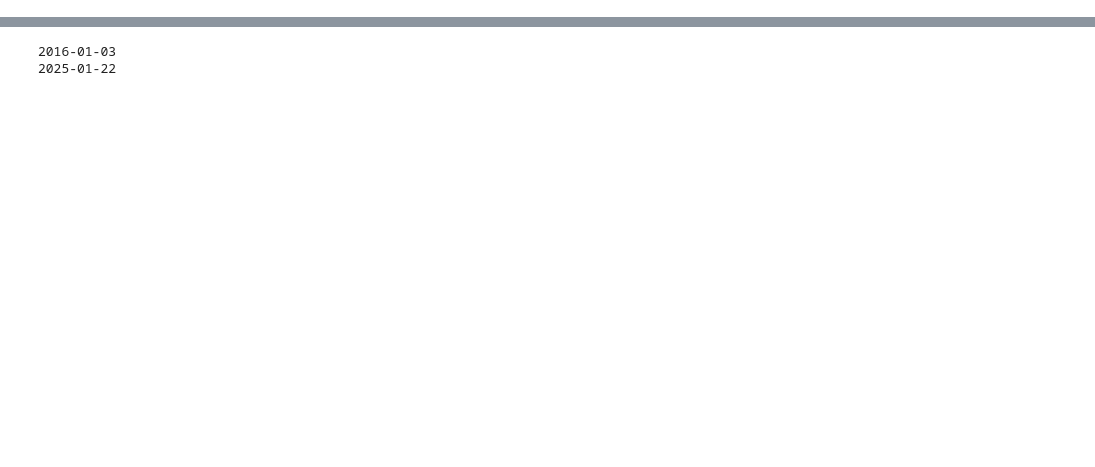
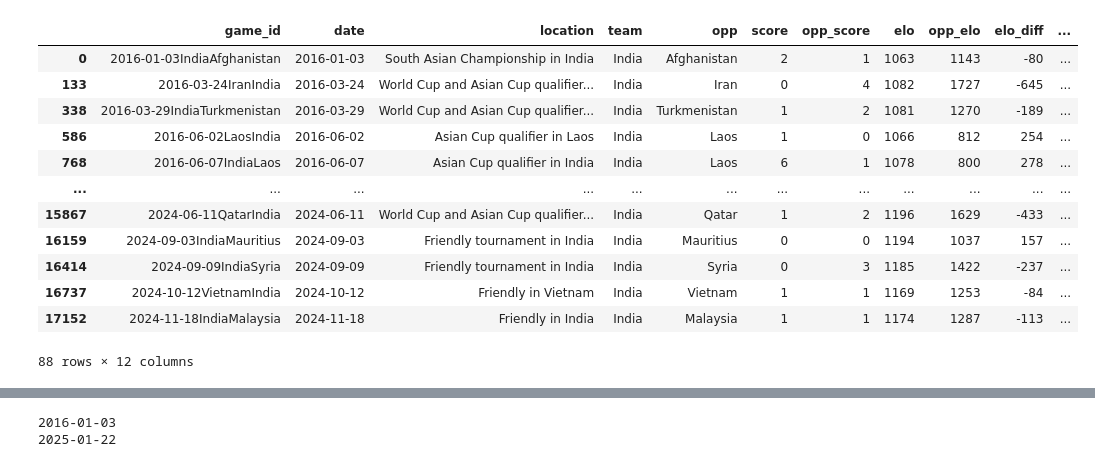
Before and after one commit to chadbreece/international_soccer_forecasts, a Jupyter notebook: transformer_model.ipynb, the cells around one changed output, grey strips where cells are left out. Saved outputs shown, nothing was run; the diff lists cells and outputs as text; code cells hidden in the pictures; blank space fills up the shorter version.

```diff
--- a/transformer_model.ipynb
+++ b/transformer_model.ipynb
@@ -10,3 +10,19 @@ cleaned_matches_stacked.head()
 | 2 | 2016-01-06EstoniaSweden | 2016-01-06 | Friendly in the United Arab Emirates | Estonia | Sweden | 1 | 1 | 1494 | 1767 | -273 | ... |
 | 3 | 2016-01-06EstoniaSweden | 2016-01-06 | Friendly in the United Arab Emirates | Sweden | Estonia | 1 | 1 | 1767 | 1494 | 273 | ... |
 | 4 | 2016-01-08BangladeshSri Lanka | 2016-01-08 | Bangabandhu Gold Cup in Bangladesh | Bangladesh | Sri Lanka | 4 | 2 | 890 | 775 | 115 | ... |
+# %%
+cleaned_matches_stacked[cleaned_matches_stacked['team'] == 'India']
+# %% [output]
+|  | game_id | date | location | team | opp | score | opp_score | elo | opp_elo | elo_diff | ... |
+| 0 | 2016-01-03IndiaAfghanistan | 2016-01-03 | South Asian Championship in India | India | Afghanistan | 2 | 1 | 1063 | 1143 | -80 | ... |
+| 133 | 2016-03-24IranIndia | 2016-03-24 | World Cup and Asian Cup qualifier... | India | Iran | 0 | 4 | 1082 | 1727 | -645 | ... |
+| 338 | 2016-03-29IndiaTurkmenistan | 2016-03-29 | World Cup and Asian Cup qualifier... | India | Turkmenistan | 1 | 2 | 1081 | 1270 | -189 | ... |
+| 586 | 2016-06-02LaosIndia | 2016-06-02 | Asian Cup qualifier in Laos | India | Laos | 1 | 0 | 1066 | 812 | 254 | ... |
+| 768 | 2016-06-07IndiaLaos | 2016-06-07 | Asian Cup qualifier in India | India | Laos | 6 | 1 | 1078 | 800 | 278 | ... |
+| ... | ... | ... | ... | ... | ... | ... | ... | ... | ... | ... | ... |
+| 15867 | 2024-06-11QatarIndia | 2024-06-11 | World Cup and Asian Cup qualifier... | India | Qatar | 1 | 2 | 1196 | 1629 | -433 | ... |
+| 16159 | 2024-09-03IndiaMauritius | 2024-09-03 | Friendly tournament in India | India | Mauritius | 0 | 0 | 1194 | 1037 | 157 | ... |
+| 16414 | 2024-09-09IndiaSyria | 2024-09-09 | Friendly tournament in India | India | Syria | 0 | 3 | 1185 | 1422 | -237 | ... |
+| 16737 | 2024-10-12VietnamIndia | 2024-10-12 | Friendly in Vietnam | India | Vietnam | 1 | 1 | 1169 | 1253 | -84 | ... |
+| 17152 | 2024-11-18IndiaMalaysia | 2024-11-18 | Friendly in India | India | Malaysia | 1 | 1 | 1174 | 1287 | -113 | ... |
+88 rows × 12 columns
```
Also changed, not shown: parts of 8 cells of this notebook, 1 other file.
